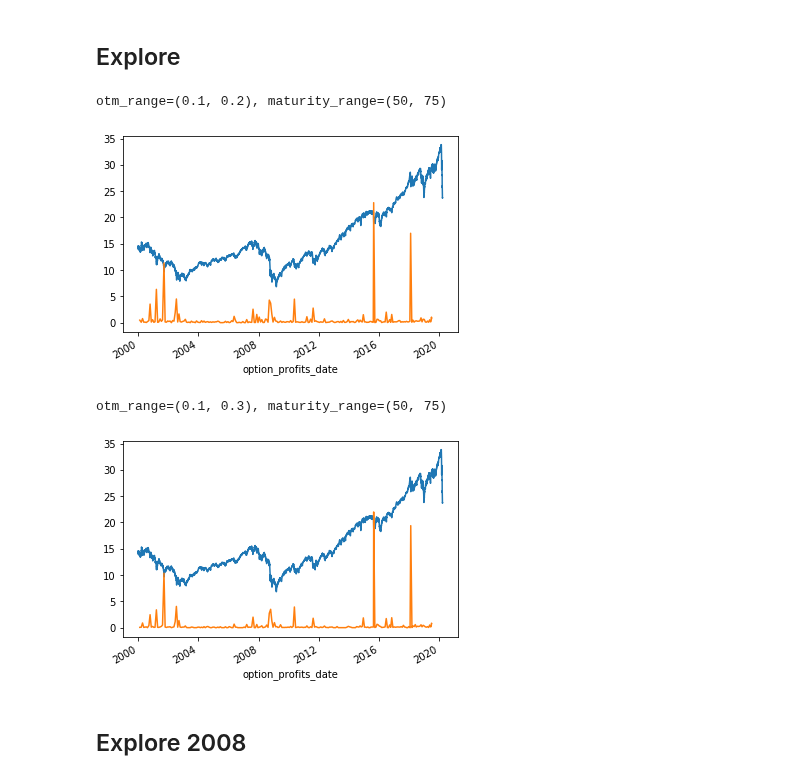
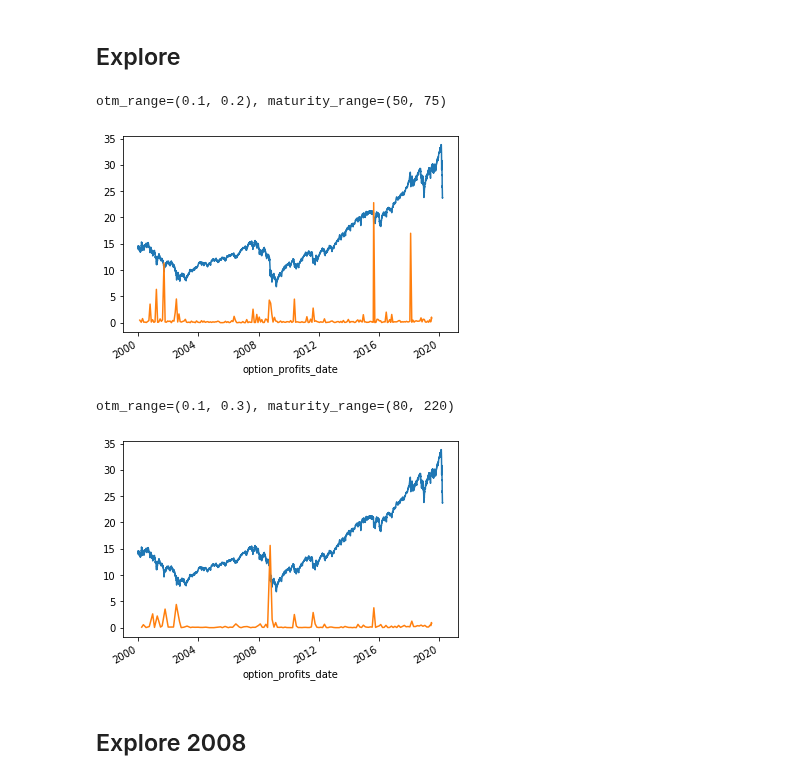
Before and after one commit to stopachka/gamma, a Jupyter notebook: 01_puts_strategy.ipynb, the cells around one changed output. Drawn from its saved outputs; the diff is of its cells as text; code cells hidden in the pictures.

```diff
--- a/01_puts_strategy.ipynb
+++ b/01_puts_strategy.ipynb
@@ -176,6 +176,8 @@ def option_purchases(start_date, otm_range, maturity_range):
         next_date = get_next_trading_date(best_option_to_buy)
         if next_date >= last_possible_date:
            return df
+        if next_date == date:
+            raise SystemExit("Uh oh, I couldn't find next date ={}".format(next_date))
 
         date = next_date
 
@@ -243,12 +245,12 @@ def analyze(start_date, otm_range, maturity_range):
     return (prows, profits)
 # %%
 d1 = analyze(datetime(2000, 1, 10), (0.1, 0.2), (50, 75))
-d2 = analyze(datetime(2000, 1, 10), (0.1, 0.3), (50, 75))
+d2 = analyze(datetime(2000, 1, 10), (0.1, 0.3), (80, 220))
 # %% [output]
 otm_range=(0.1, 0.2), maturity_range=(50, 75)
 [figure]
-otm_range=(0.1, 0.3), maturity_range=(50, 75)
+otm_range=(0.1, 0.3), maturity_range=(80, 220)
-[figure, old version]
+[figure, new version]
 # %% [markdown]
 ## Explore 2008
 # %%
```
Also changed, not shown: parts of 4 cells of this notebook.
